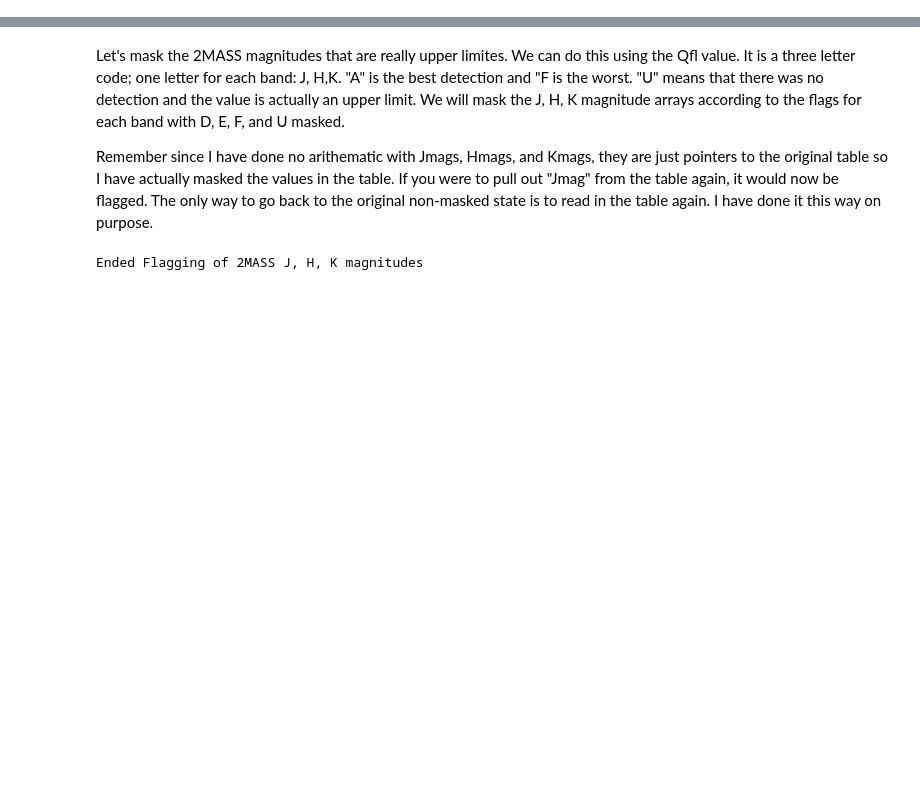
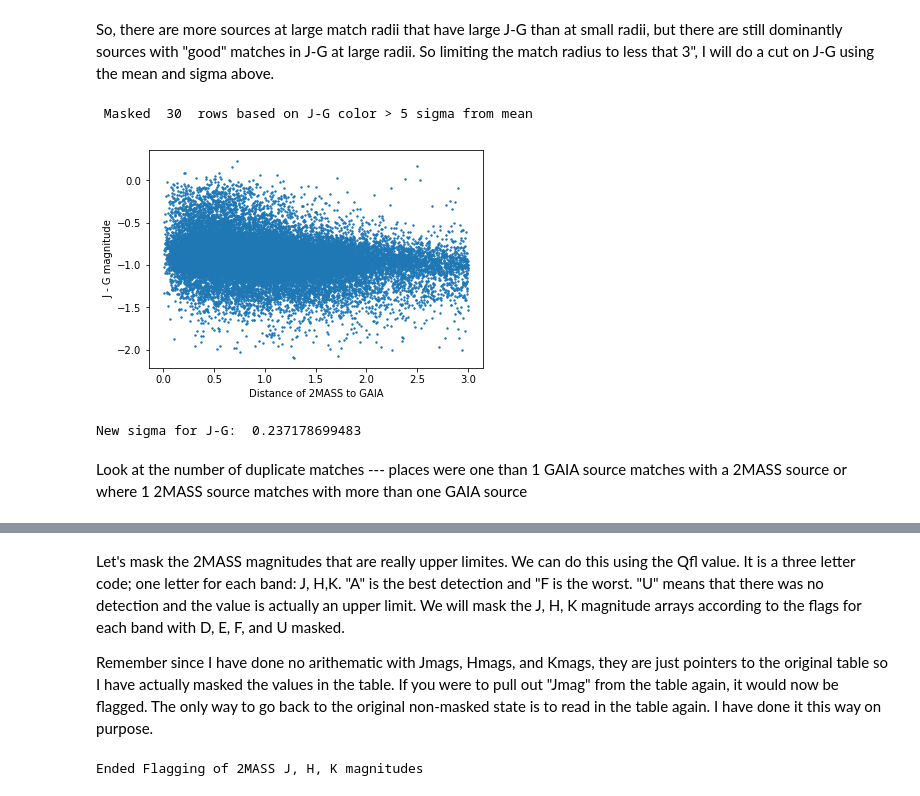
Before and after one commit to leemundy/GAIA, a Jupyter notebook: Work-Areas/lgm/notebooks/Making-SEDs.ipynb, the cells around one changed output, grey strips where cells are left out. Drawn from its saved outputs; the diff is of its cells as text; code cells hidden in the pictures; blank space fills up the shorter version.

Commit message:
More updates to masking

```diff
--- a/Work-Areas/lgm/notebooks/Making-SEDs.ipynb
+++ b/Work-Areas/lgm/notebooks/Making-SEDs.ipynb
@@ -32,0 +43,14 @@ WARNING: W49: TgasxWrightx2mass.vot:74:77: W49: Empty cell illegal for integer f
+# %%
+for i in range(0,len(DistW)):
+    if(DistW[i] > 4.0):
+        row = t1[i]
+        idx = row._index
+        cols = row._table.columns.values()
+        for col in cols:
+            col.mask[i] = True
+for i in range(0,len(DistW)):
+    if(DistW[i] > 4.0):
+        print(i,DistW[i])
+print("Finished masking rows with >4 arcsec matches in Wright et al")
+test = DistW.compressed()
+print("   Remaining number of sources: ",len(test))
@@ -32,0 +70,25 @@ WARNING: W49: TgasxWrightx2mass.vot:74:77: W49: Empty cell illegal for integer f
+# %% [markdown]
+So, there are more sources at large match radii that have large J-G than at small radii, but there are still  dominantly sources with "good" matches in J-G at large radii. So limiting the match radius to less that 3", I will do a cut on J-G using the mean and sigma above.
+# %%
+imask = 0
+for i in range(0,len(JmG)):
+    if(abs(JmG[i] + 0.91) > 1.20):
+        imask = imask + 1
+        row = t1[i]
+        idx = row._index
+        cols = row._table.columns.values()
+        for col in cols:
+            col.mask[i] = True
+print(" Masked ",imask," rows based on J-G color > 5 sigma from mean")
+JmG = Jmags - Gmags
+plt.xlabel("Distance of 2MASS to GAIA")
+plt.ylabel(" J - G magnitude")
+plt.scatter(d1,JmG,s=2.0)
+plt.show()
+print("New sigma for J-G: ",np.std(JmG))
+# %% [output]
+ Masked  30  rows based on J-G color > 5 sigma from mean
+[figure, added]
+New sigma for J-G:  0.237178699483
+# %% [markdown]
+Look at the number of duplicate matches --- places were one than 1 GAIA source matches with a 2MASS source or where 1 2MASS source matches with more than one GAIA source
```
Also changed, not shown: parts of 11 cells of this notebook.
